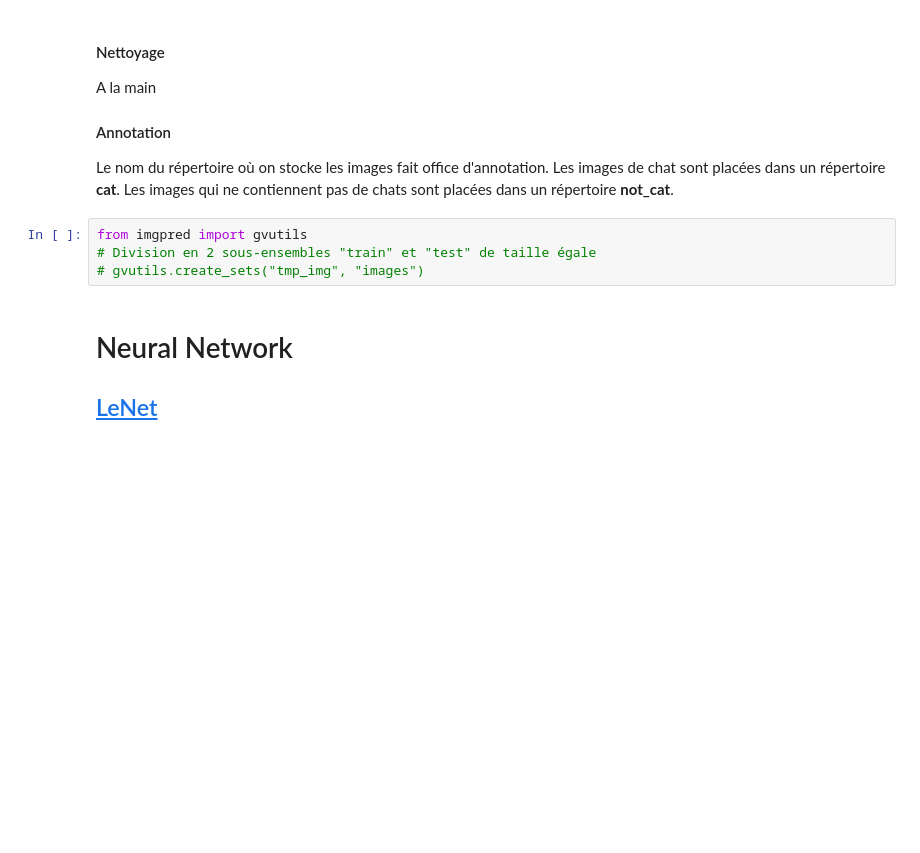
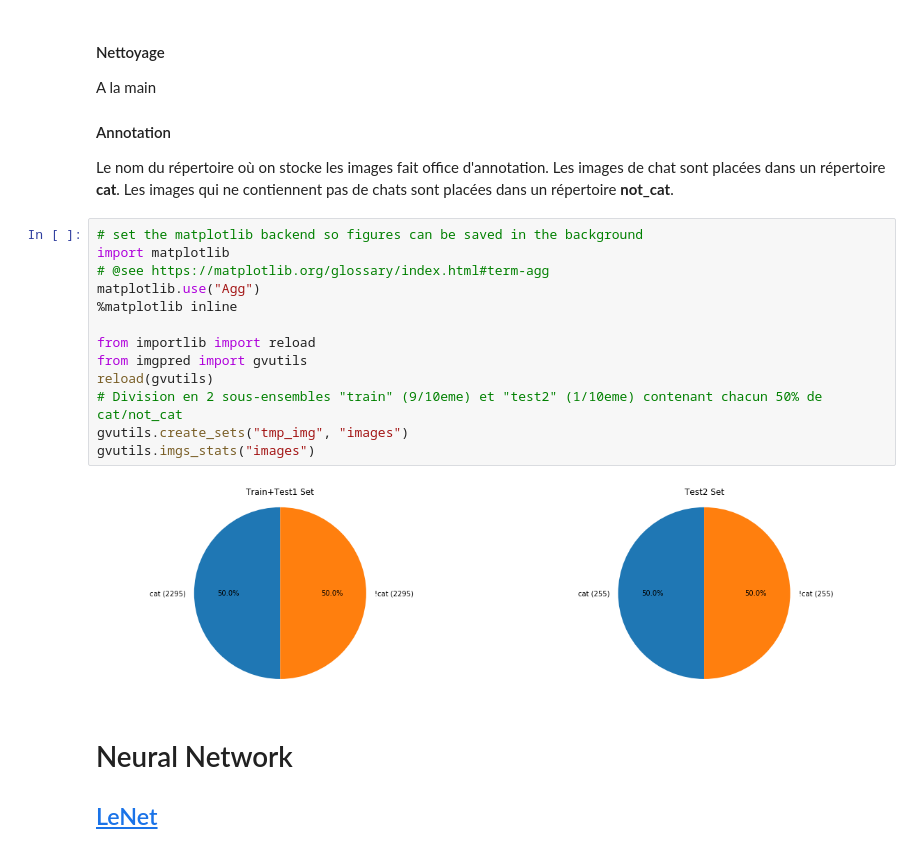
Before and after one commit to gabrielvv/imgpred, a Jupyter notebook: Image Classification.ipynb, the cells around one changed output. Saved outputs shown, nothing was run; the diff lists cells and outputs as text; blank space fills up the shorter version.

Commit message:
plus d'images et débuts avec gridsearch

```diff
--- a/Image Classification.ipynb
+++ b/Image Classification.ipynb
@@ -108,10 +109,21 @@ A la main
 Le nom du répertoire où on stocke les images fait office d'annotation.
 Les images de chat sont placées dans un répertoire **cat**.
 Les images qui ne contiennent pas de chats sont placées dans un répertoire **not_cat**.
-# %%
-from imgpred import gvutils
-# Division en 2 sous-ensembles "train" et "test" de taille égale
-# gvutils.create_sets("tmp_img", "images")
+# %%
+# set the matplotlib backend so figures can be saved in the background
+import matplotlib
+# @see https://matplotlib.org/glossary/index.html#term-agg
+matplotlib.use("Agg")
+%matplotlib inline
+
+from importlib import reload
+from imgpred import gvutils
+reload(gvutils)
+# Division en 2 sous-ensembles "train" (9/10eme) et "test2" (1/10eme) contenant chacun 50% de cat/not_cat
+gvutils.create_sets("tmp_img", "images")
+gvutils.imgs_stats("images")
+# %% [output]
+[figure, added]
 # %% [markdown]
 # Neural Network
 
```
Also changed, not shown: parts of 11 cells of this notebook, 10 other files.
